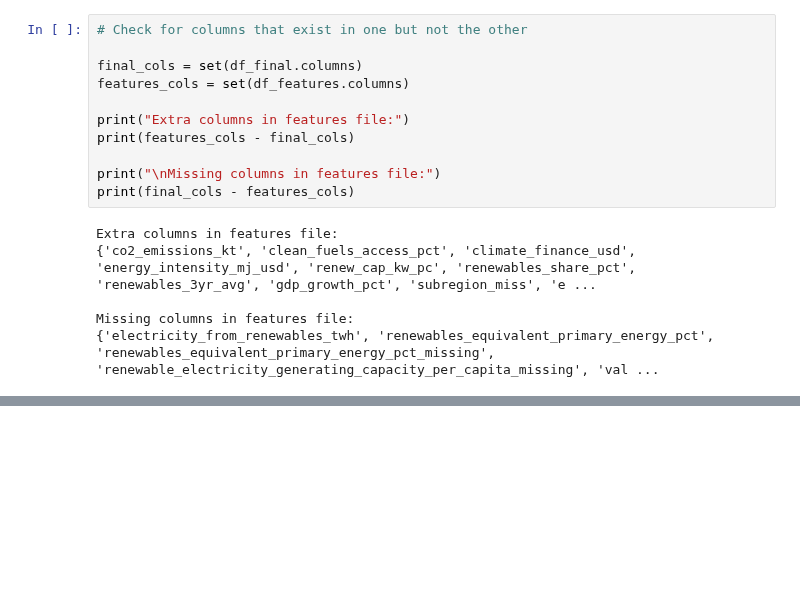
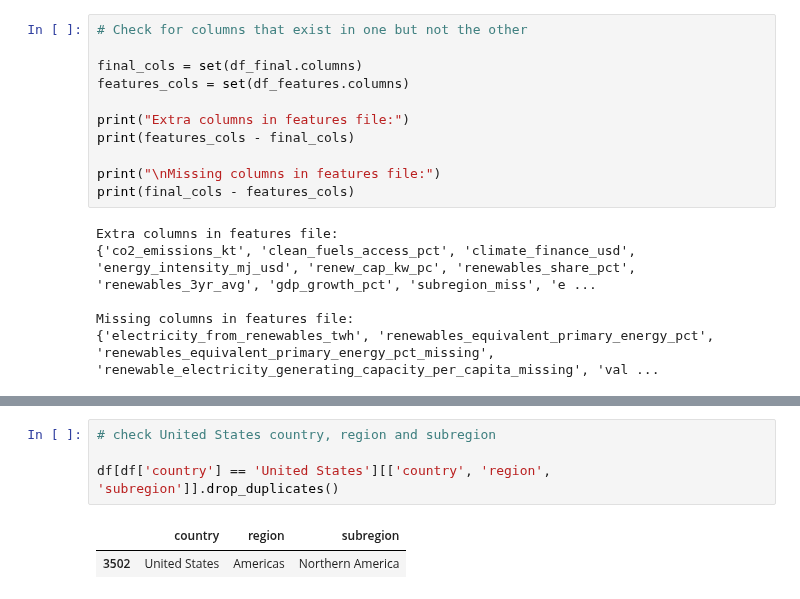
Before and after one commit to SelinaFischer/climate_tipping_points, a Jupyter notebook: jupyter_notebooks/1. etl_data_prep.ipynb, the cells around one changed output, grey strips where cells are left out. Cells and saved outputs as stored; diff of their text form; blank space fills up the shorter version.

```diff
--- a/jupyter_notebooks/1. etl_data_prep.ipynb
+++ b/jupyter_notebooks/1. etl_data_prep.ipynb
@@ -1094,0 +1149,7 @@ Missing columns in features file:
+# %%
+# check United States country, region and subregion
+
+df[df['country'] == 'United States'][['country', 'region', 'subregion']].drop_duplicates()
+# %% [output]
+|  | country | region | subregion |
+| 3502 | United States | Americas | Northern America |
```
Also changed, not shown: parts of 6 cells of this notebook, 2 other files.
